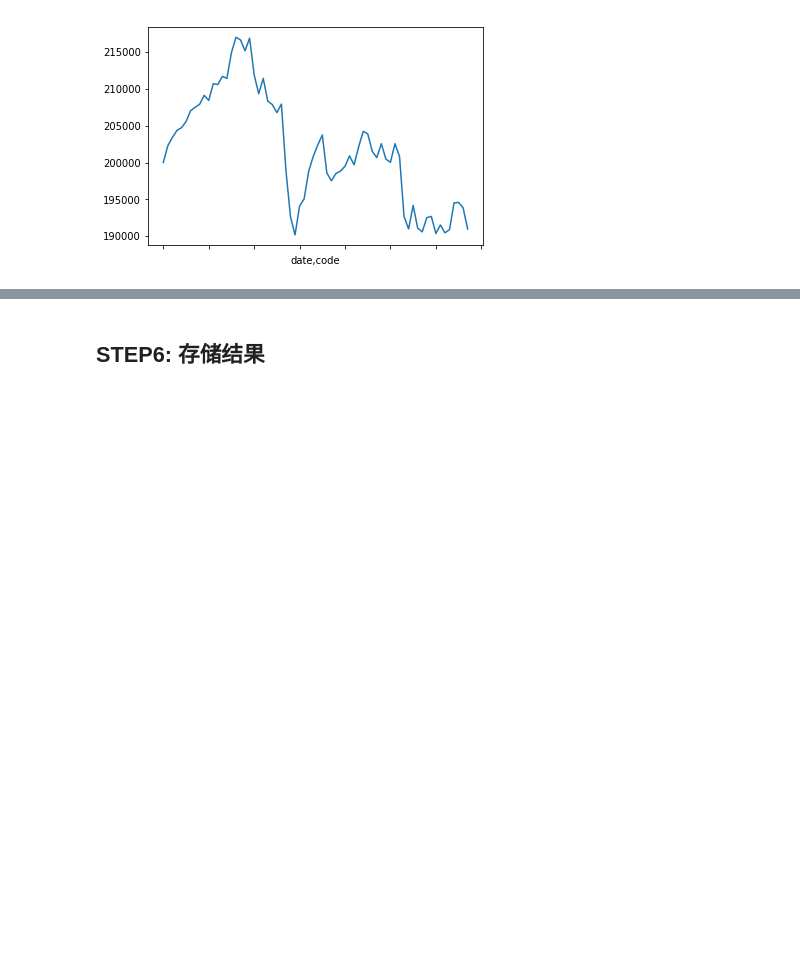
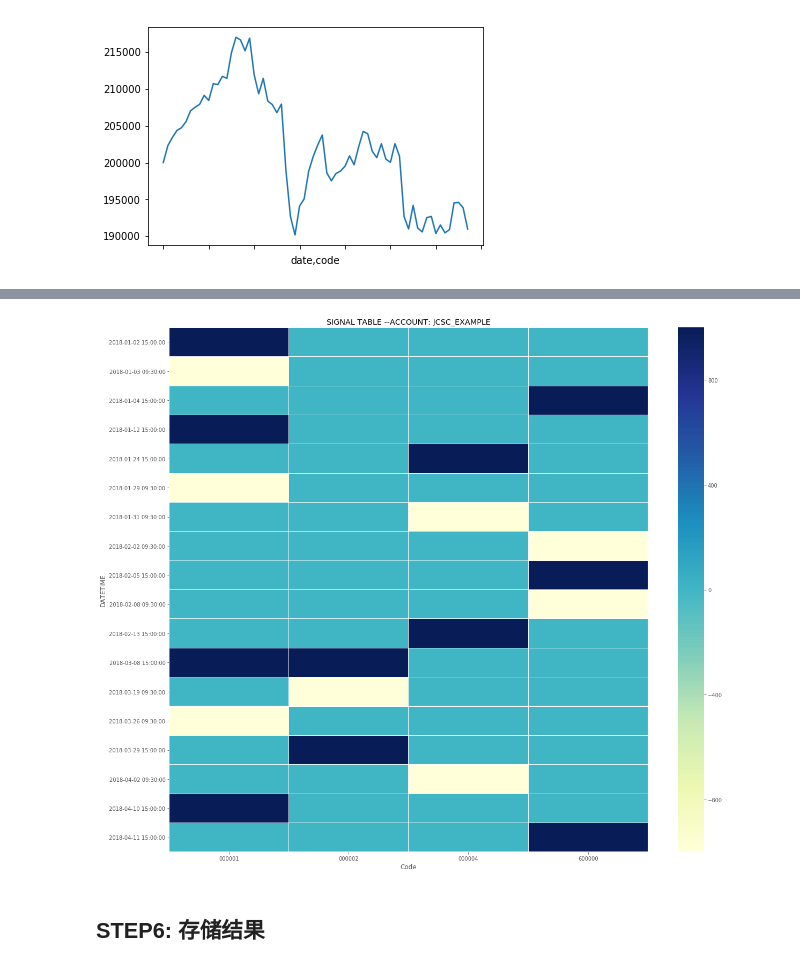
Before and after one commit to yutiansut/QUANTAXIS, a Jupyter notebook: test_backtest/QUANTAXIS回测分析全过程讲解.ipynb, the cells around one changed output, grey strips where cells are left out. Drawn from its saved outputs; the diff is of its cells as text; code cells hidden in the pictures; blank space fills up the shorter version.

```diff
--- a/test_backtest/QUANTAXIS回测分析全过程讲解.ipynb
+++ b/test_backtest/QUANTAXIS回测分析全过程讲解.ipynb
@@ -384,3 +394,7 @@ Risk.benchmark_assets.plot()
+# %%
+Risk.plot_signal()
+# %% [output]
+[figure, added]
 # %% [markdown]
 ## STEP6: 存储结果
 # %%
```
Also changed, not shown: parts of 13 cells of this notebook, 6 other files.
